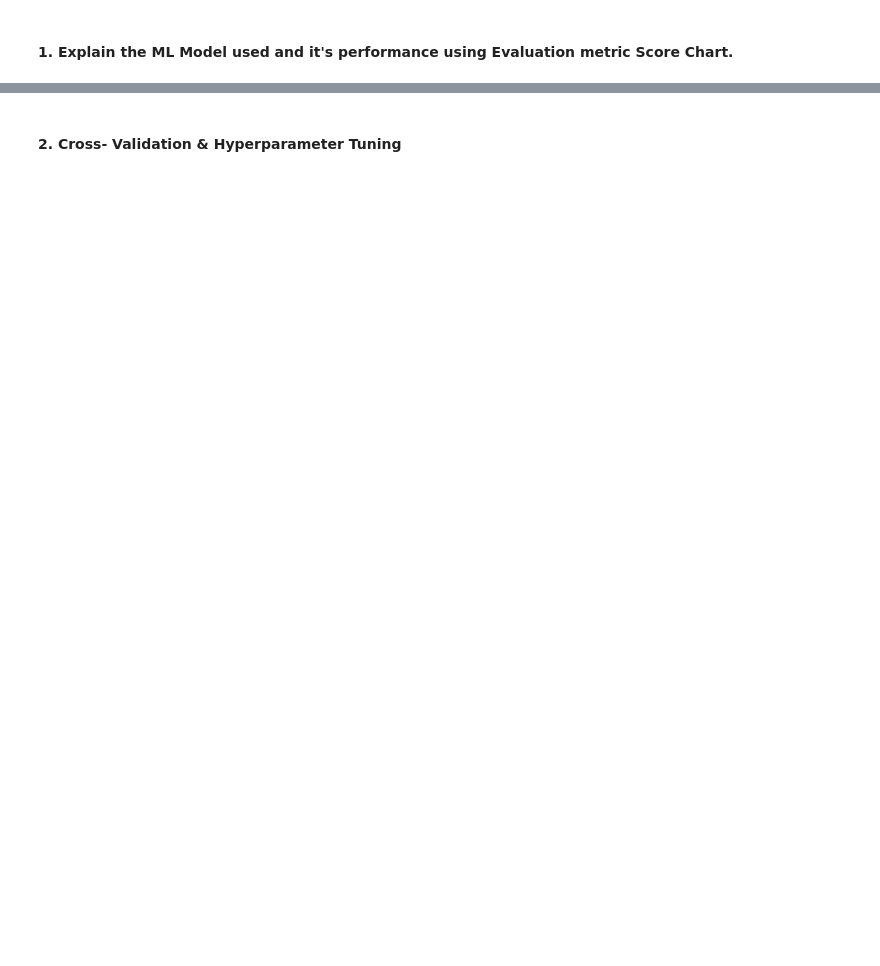
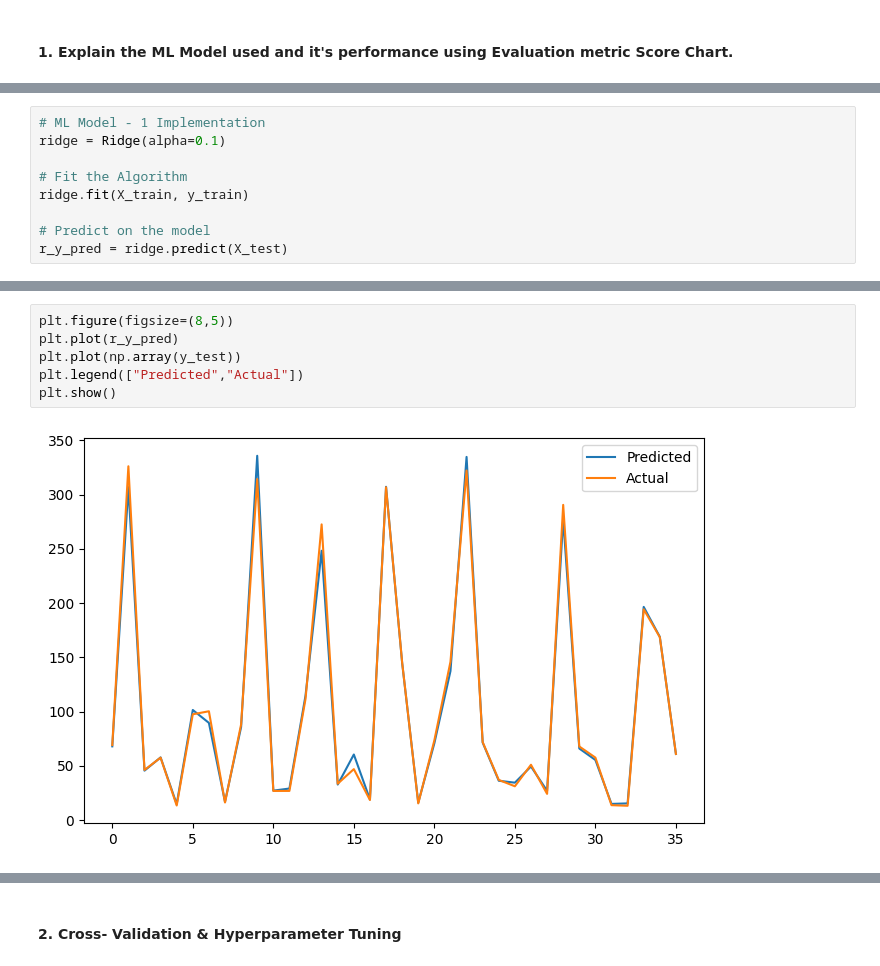
Before and after one commit to sourav03dutta/YES-Bank-Stock-Closing-Price-Prediction, a Jupyter notebook: YES_Bank_Stock_Closing_Price_Prediction.ipynb, the cells around one changed output, grey strips where cells are left out. Cells and saved outputs as stored; diff of their text form; blank space fills up the shorter version.

```diff
--- a/YES_Bank_Stock_Closing_Price_Prediction.ipynb
+++ b/YES_Bank_Stock_Closing_Price_Prediction.ipynb
@@ -913,0 +954,9 @@ Answer Here.
+# %%
+# ML Model - 1 Implementation
+ridge = Ridge(alpha=0.1)
+
+# Fit the Algorithm
+ridge.fit(X_train, y_train)
+
+# Predict on the model
+r_y_pred = ridge.predict(X_test)
@@ -913,0 +995,8 @@ Answer Here.
+# %%
+plt.figure(figsize=(8,5))
+plt.plot(r_y_pred)
+plt.plot(np.array(y_test))
+plt.legend(["Predicted","Actual"])
+plt.show()
+# %% [output]
+[figure, added]
```
Also changed, not shown: parts of 190 cells of this notebook.
